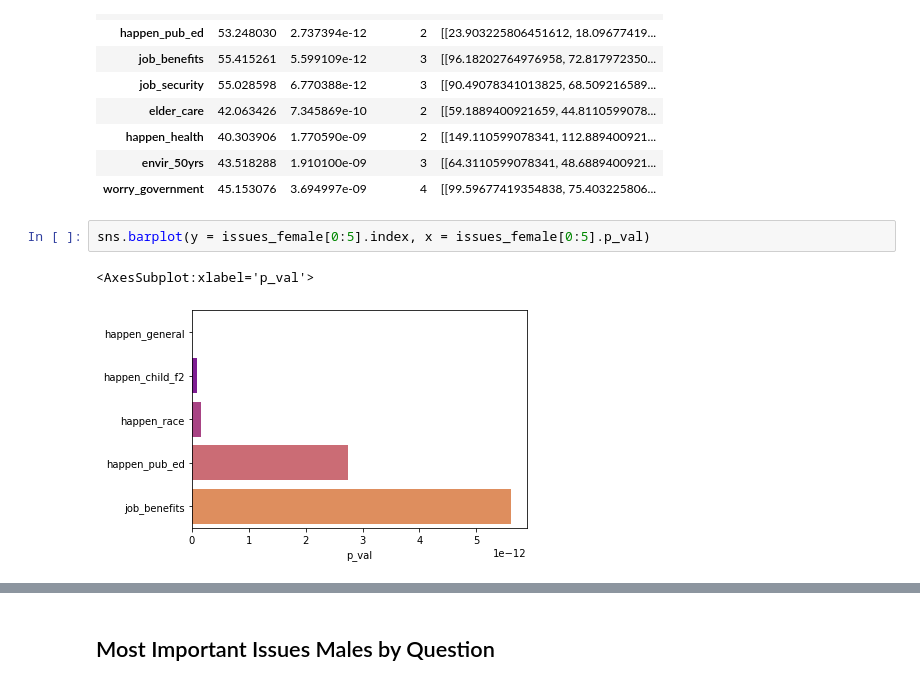
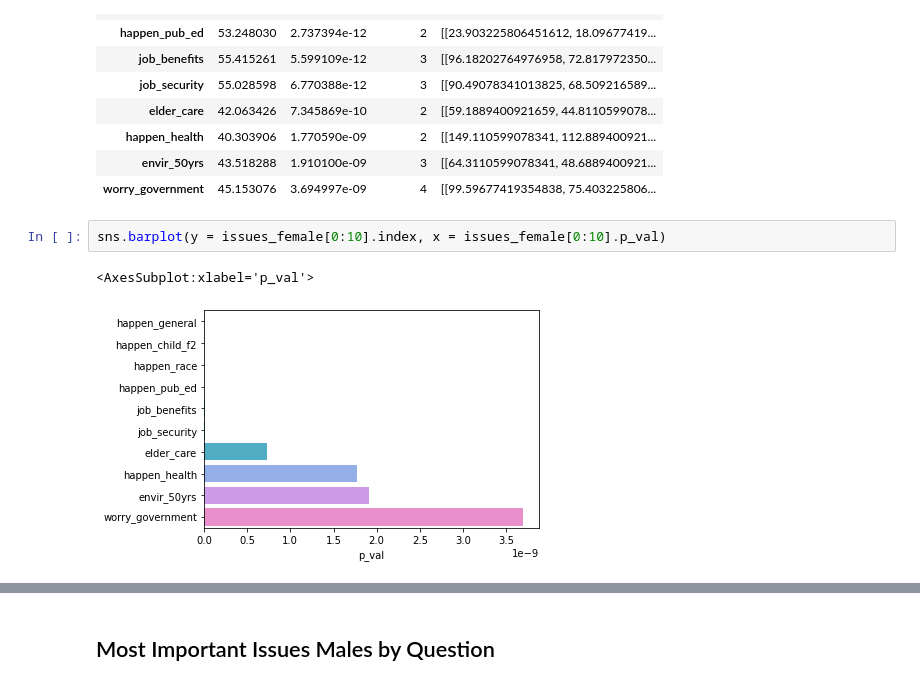
Before and after one commit to american-perspectives-capstone/american-attitudes, a Jupyter notebook: rough_notebooks/Malachi_modeling_new.ipynb, the cells around one changed output, grey strips where cells are left out. Drawn from its saved outputs; the diff is of its cells as text.

```diff
--- a/rough_notebooks/Malachi_modeling_new.ipynb
+++ b/rough_notebooks/Malachi_modeling_new.ipynb
@@ -87,7 +87,7 @@ issues_female.head(10)
 | envir_50yrs | 43.518288 | 1.910100e-09 | 3 | [[64.3110599078341, 48.6889400921... |
 | worry_government | 45.153076 | 3.694997e-09 | 4 | [[99.59677419354838, 75.403225806... |
 # %%
-sns.barplot(y = issues_female[0:5].index, x = issues_female[0:5].p_val)
+sns.barplot(y = issues_female[0:10].index, x = issues_female[0:10].p_val)
 # %% [output]
 <AxesSubplot:xlabel='p_val'>
-[figure, old version]
+[figure, new version]
```
Also changed, not shown: parts of 3 cells of this notebook.
